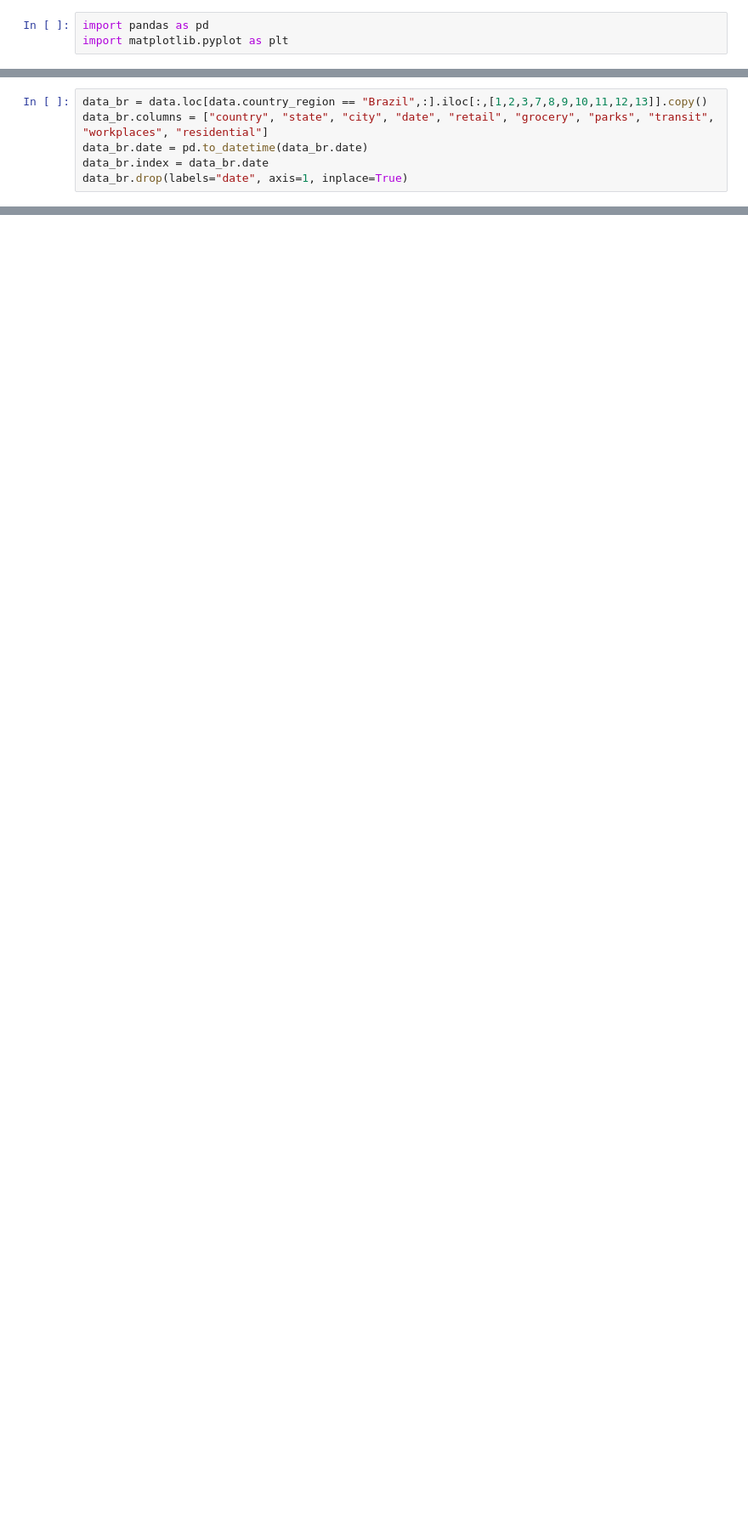
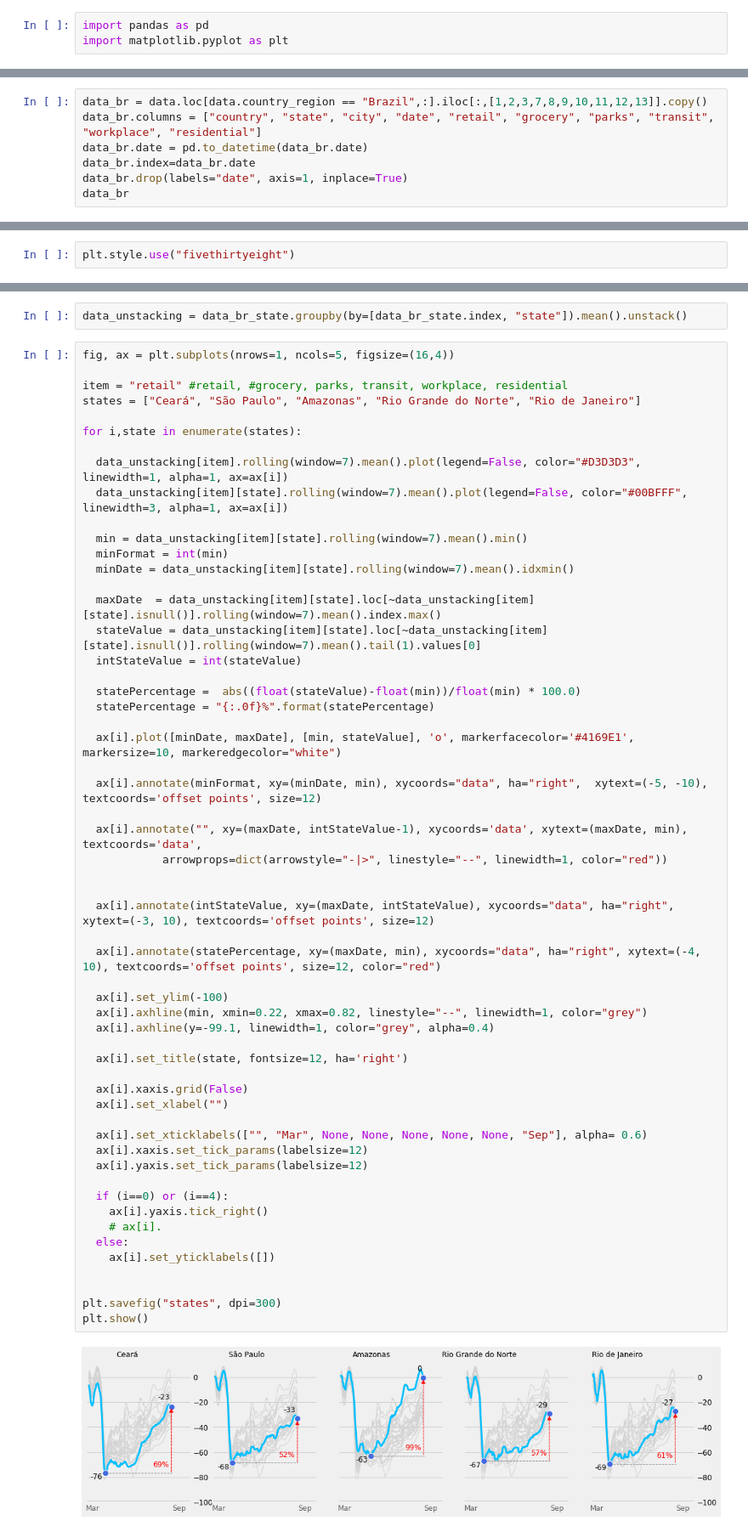
Before and after one commit to Mateus0808/-covid19_data_visualization, a Jupyter notebook: Project.ipynb, the cells around one changed output, grey strips where cells are left out. Shown: that part at 85% size. Saved outputs shown, nothing was run; the diff lists cells and outputs as text; blank space fills up the shorter version.

```diff
--- a/Project.ipynb
+++ b/Project.ipynb
@@ -11,6 +20,7 @@ data.head()
 # %%
 data_br = data.loc[data.country_region == "Brazil",:].iloc[:,[1,2,3,7,8,9,10,11,12,13]].copy()
-data_br.columns = ["country", "state", "city", "date", "retail", "grocery", "parks", "transit", "workplaces", "residential"]
+data_br.columns = ["country", "state", "city", "date", "retail", "grocery", "parks", "transit", "workplace", "residential"]
 data_br.date = pd.to_datetime(data_br.date)
-data_br.index = data_br.date
+data_br.index=data_br.date
 data_br.drop(labels="date", axis=1, inplace=True)
+data_br
@@ -21 +27,3 @@ data_br.state.unique()
+# %%
+plt.style.use("fivethirtyeight")
 # %%
@@ -53,0 +34,60 @@ plt.show()
+# %%
+data_unstacking = data_br_state.groupby(by=[data_br_state.index, "state"]).mean().unstack()
+# %%
+fig, ax = plt.subplots(nrows=1, ncols=5, figsize=(16,4))
+
+item = "retail" #retail, #grocery, parks, transit, workplace, residential
+states = ["Ceará", "São Paulo", "Amazonas", "Rio Grande do Norte", "Rio de Janeiro"]
+
+for i,state in enumerate(states):
+
+  data_unstacking[item].rolling(window=7).mean().plot(legend=False, color="#D3D3D3", linewidth=1, alpha=1, ax=ax[i])
+  data_unstacking[item][state].rolling(window=7).mean().plot(legend=False, color="#00BFFF", linewidth=3, alpha=1, ax=ax[i])
+
+  min = data_unstacking[item][state].rolling(window=7).mean().min()
+  minFormat = int(min)
+  minDate = data_unstacking[item][state].rolling(window=7).mean().idxmin()
+
+  maxDate  = data_unstacking[item][state].loc[~data_unstacking[item][state].isnull()].rolling(window=7).mean().index.max()
+  stateValue = data_unstacking[item][state].loc[~data_unstacking[item][state].isnull()].rolling(window=7).mean().tail(1).values[0]
+  intStateValue = int(stateValue)
+
+  statePercentage =  abs((float(stateValue)-float(min))/float(min) * 100.0)
+  statePercentage = "{:.0f}%".format(statePercentage)
+
+  ax[i].plot([minDate, maxDate], [min, stateValue], 'o', markerfacecolor='#4169E1', markersize=10, markeredgecolor="white")
+
+  ax[i].annotate(minFormat, xy=(minDate, min), xycoords="data", ha="right",  xytext=(-5, -10), textcoords='offset points', size=12)
+
+  ax[i].annotate("", xy=(maxDate, intStateValue-1), xycoords='data', xytext=(maxDate, min), textcoords='data',
+            arrowprops=dict(arrowstyle="-|>", linestyle="--", linewidth=1, color="red"))
+
+
+  ax[i].annotate(intStateValue, xy=(maxDate, intStateValue), xycoords="data", ha="right", xytext=(-3, 10), textcoords='offset points', size=12)
+
+  ax[i].annotate(statePercentage, xy=(maxDate, min), xycoords="data", ha="right", xytext=(-4, 10), textcoords='offset points', size=12, color="red")
+
+  ax[i].set_ylim(-100)
+  ax[i].axhline(min, xmin=0.22, xmax=0.82, linestyle="--", linewidth=1, color="grey")
+  ax[i].axhline(y=-99.1, linewidth=1, color="grey", alpha=0.4)
+
+  ax[i].set_title(state, fontsize=12, ha='right')
+
+  ax[i].xaxis.grid(False)
+  ax[i].set_xlabel("")
+
+  ax[i].set_xticklabels(["", "Mar", None, None, None, None, None, "Sep"], alpha= 0.6)
+  ax[i].xaxis.set_tick_params(labelsize=12)
+  ax[i].yaxis.set_tick_params(labelsize=12)
+
+  if (i==0) or (i==4):
+    ax[i].yaxis.tick_right()
+    # ax[i].
+  else:
+    ax[i].set_yticklabels([])
+
+
+plt.savefig("states", dpi=300)
+plt.show()
+# %% [output]
+[figure, added]
```
Also changed, not shown: parts of 11 cells of this notebook.
